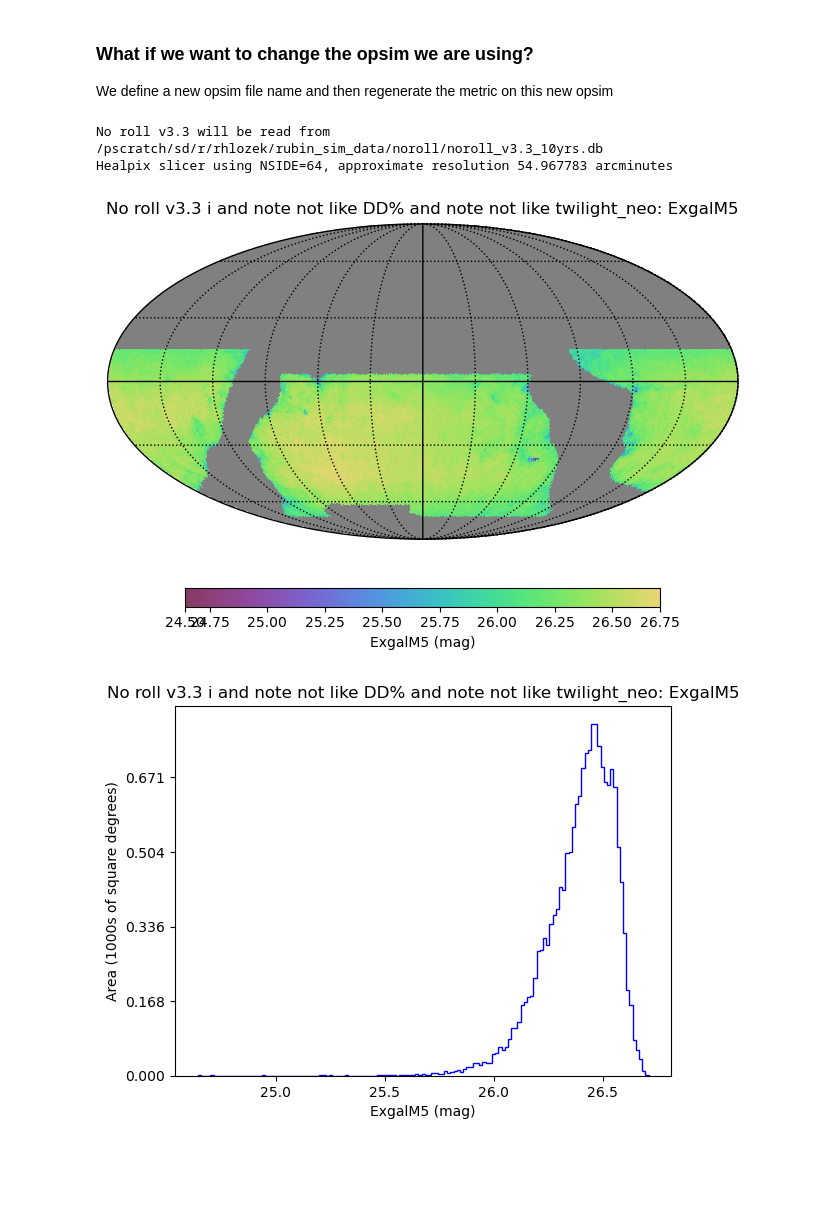
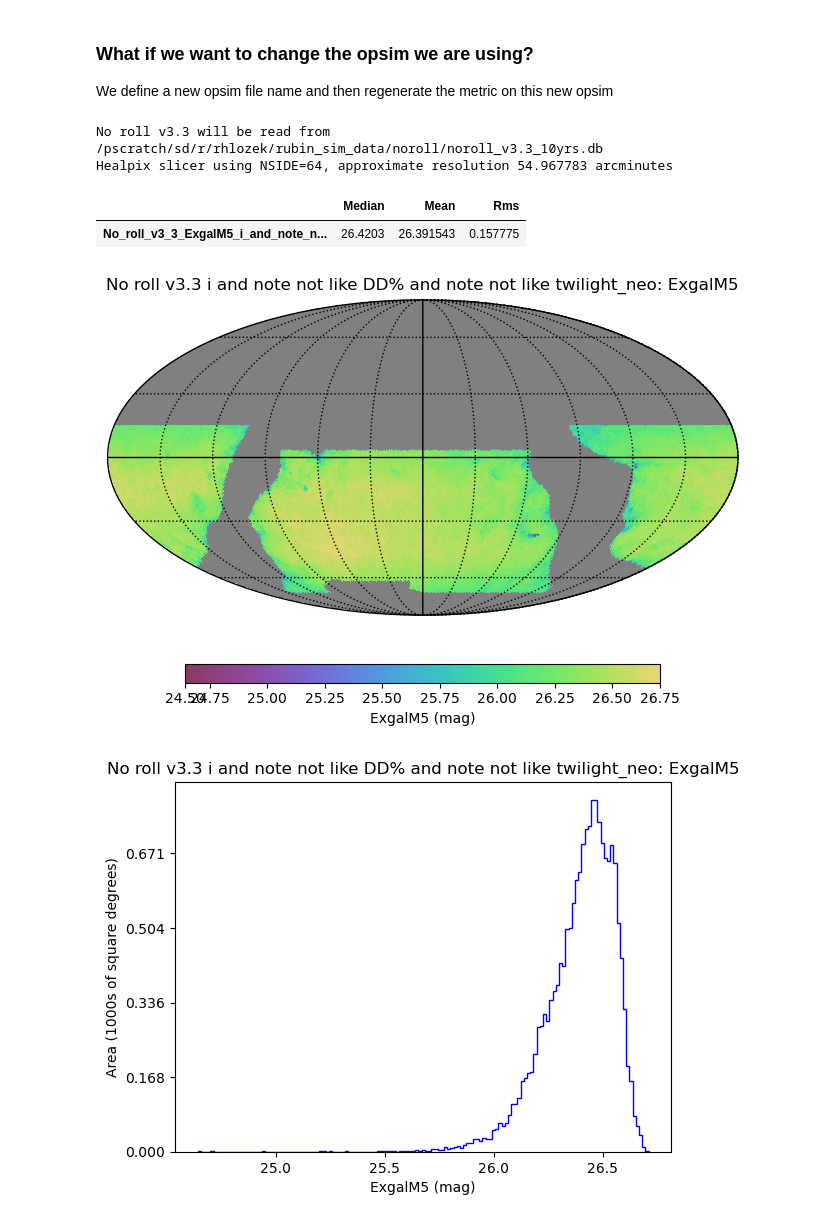
Before and after one commit to LSSTDESC/ObsStrat, a Jupyter notebook: code/meanz_uniformity/iband_lim.ipynb, the cells around one changed output. Drawn from its saved outputs; the diff is of its cells as text; code cells hidden in the pictures; blank space fills up the shorter version.

```diff
--- a/code/meanz_uniformity/iband_lim.ipynb
+++ b/code/meanz_uniformity/iband_lim.ipynb
@@ -84,13 +129,16 @@ We define a new opsim file name and then regenerate the metric on this new opsim
 # %%
 # This lives in Renee's space and she has hacked permissions so the rest of us can read it.
 # But Heather is going to make these accessible in a more sound way.  We'll make and show the same plots for this new strategy.
 new_opsim_fname = '/pscratch/sd/r/rhlozek/rubin_sim_data/noroll/noroll_v3.3_10yrs.db'
 new_run_name = 'No roll v3.3'
 print(f"{new_run_name} will be read from {new_opsim_fname}")
-newbgroup = metric_plots(new_run_name, new_opsim_fname)
+newbgroup, newbd = metric_plots(new_run_name, new_opsim_fname)
 newbgroup.plot_all(closefigs=False)
+pd.DataFrame([newbd[k].summary_values for k in newbd], index=list(newbd.keys()))
 # %% [output]
 No roll v3.3 will be read from /pscratch/sd/r/rhlozek/rubin_sim_data/noroll/noroll_v3.3_10yrs.db
 Healpix slicer using NSIDE=64, approximate resolution 54.967783 arcminutes
+|  | Median | Mean | Rms |
+| No_roll_v3_3_ExgalM5_i_and_note_n... | 26.4203 | 26.391543 | 0.157775 |
 [figure]
 [figure]
```
Also changed, not shown: parts of 9 cells of this notebook.
